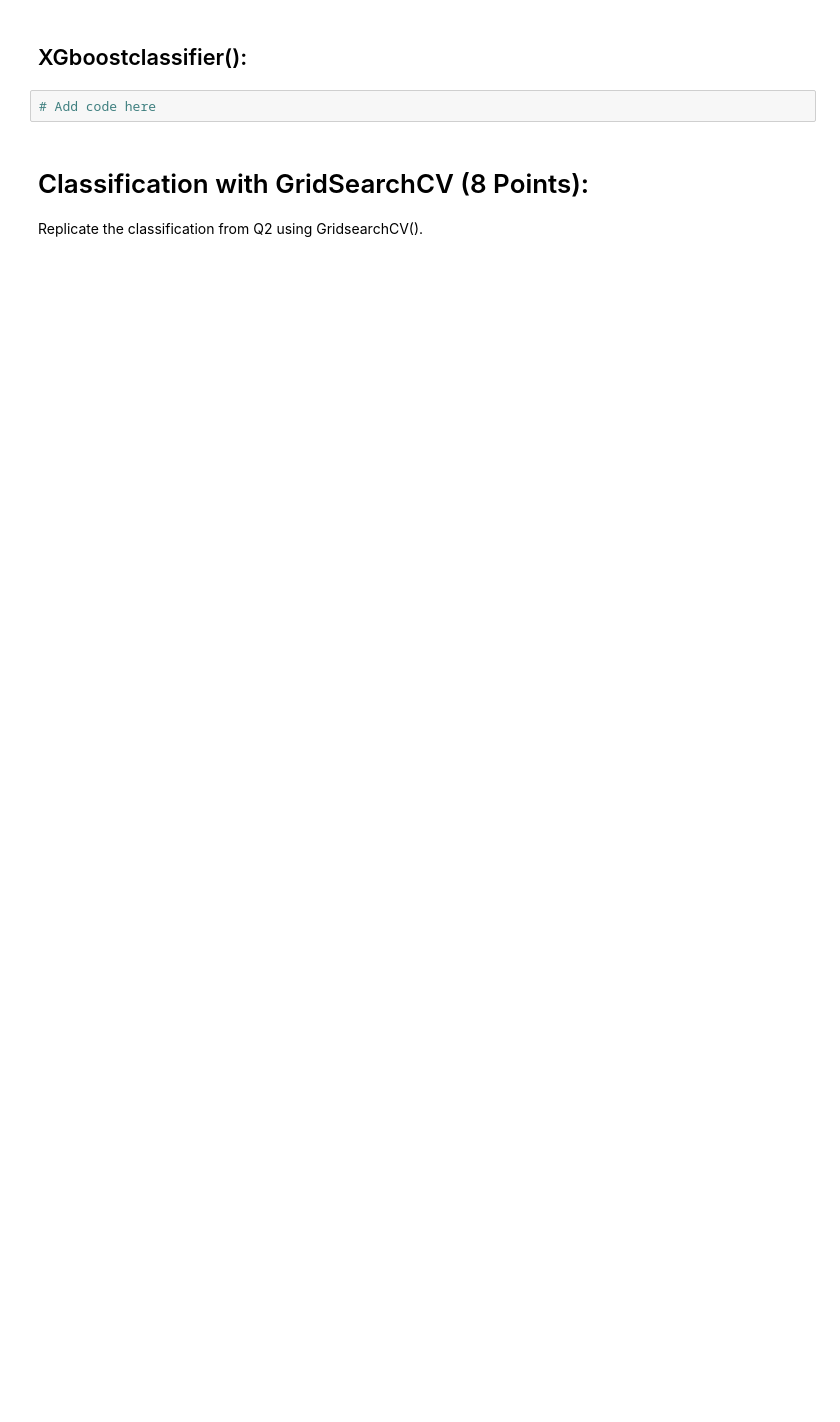
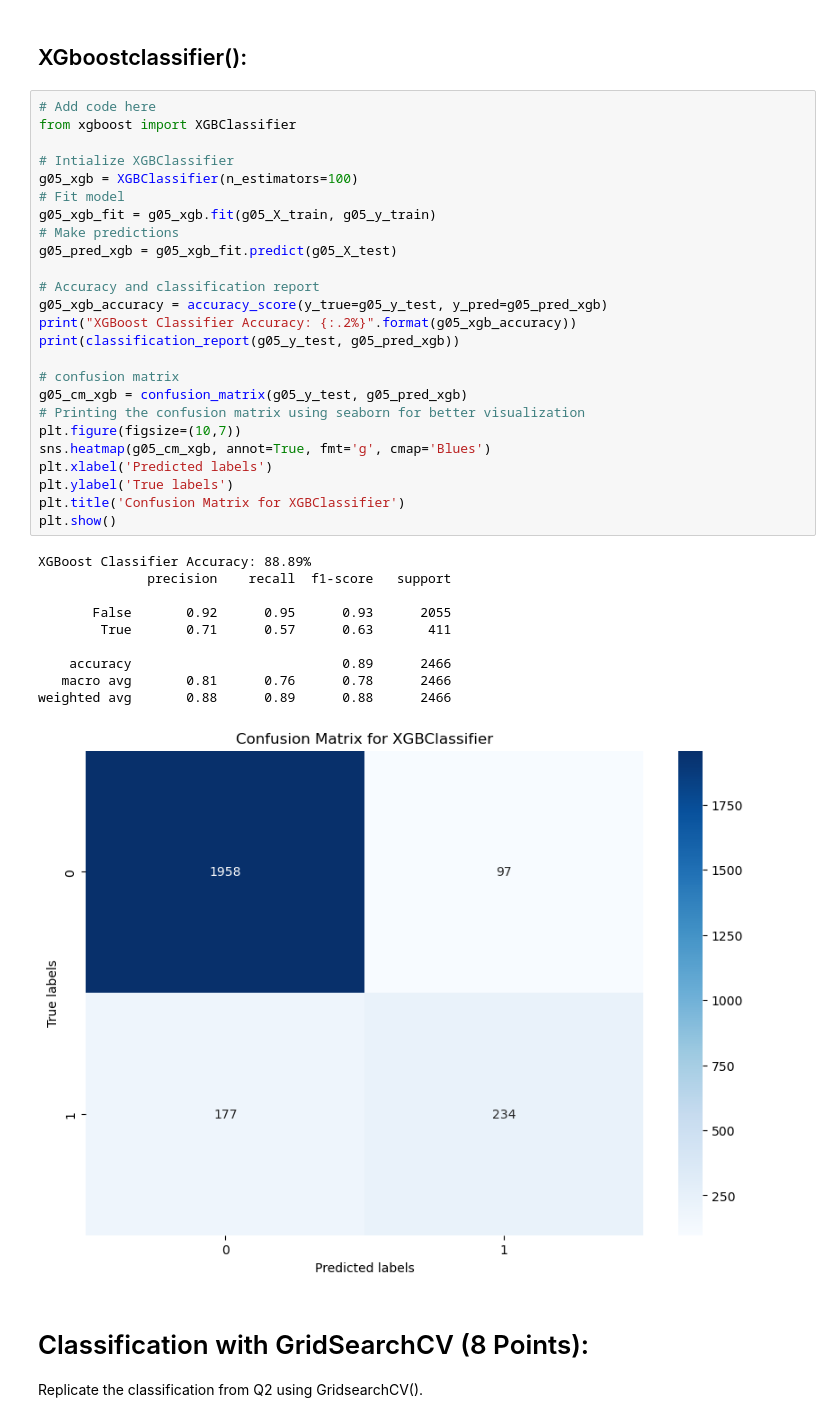
Before and after one commit to WK025/machine_learning, a Jupyter notebook: A3/assignment_03.ipynb, the cells around one changed output. Drawn from its saved outputs; the diff is of its cells as text; blank space fills up the shorter version.

```diff
--- a/A3/assignment_03.ipynb
+++ b/A3/assignment_03.ipynb
@@ -266,7 +266,41 @@ weighted avg       0.78      0.83      0.76      2466
 # %% [markdown]
 ## XGboostclassifier():
-# %%
-# Add code here
+# %%
+# Add code here
+from xgboost import XGBClassifier
+
+# Intialize XGBClassifier
+g05_xgb = XGBClassifier(n_estimators=100)
+# Fit model
+g05_xgb_fit = g05_xgb.fit(g05_X_train, g05_y_train)
+# Make predictions
+g05_pred_xgb = g05_xgb_fit.predict(g05_X_test)
+
+# Accuracy and classification report
+g05_xgb_accuracy = accuracy_score(y_true=g05_y_test, y_pred=g05_pred_xgb)
+print("XGBoost Classifier Accuracy: {:.2%}".format(g05_xgb_accuracy))
+print(classification_report(g05_y_test, g05_pred_xgb))
+
+# confusion matrix
+g05_cm_xgb = confusion_matrix(g05_y_test, g05_pred_xgb)
+# Printing the confusion matrix using seaborn for better visualization
+plt.figure(figsize=(10,7))
+sns.heatmap(g05_cm_xgb, annot=True, fmt='g', cmap='Blues')
+plt.xlabel('Predicted labels')
+plt.ylabel('True labels')
+plt.title('Confusion Matrix for XGBClassifier')
+plt.show()
+# %% [output]
+XGBoost Classifier Accuracy: 88.89%
+              precision    recall  f1-score   support
+
+       False       0.92      0.95      0.93      2055
+        True       0.71      0.57      0.63       411
+
+    accuracy                           0.89      2466
+   macro avg       0.81      0.76      0.78      2466
+weighted avg       0.88      0.89      0.88      2466
+[figure, added]
 # %% [markdown]
 # Classification with GridSearchCV (8 Points):
 
```
Also changed, not shown: parts of 9 cells of this notebook.
